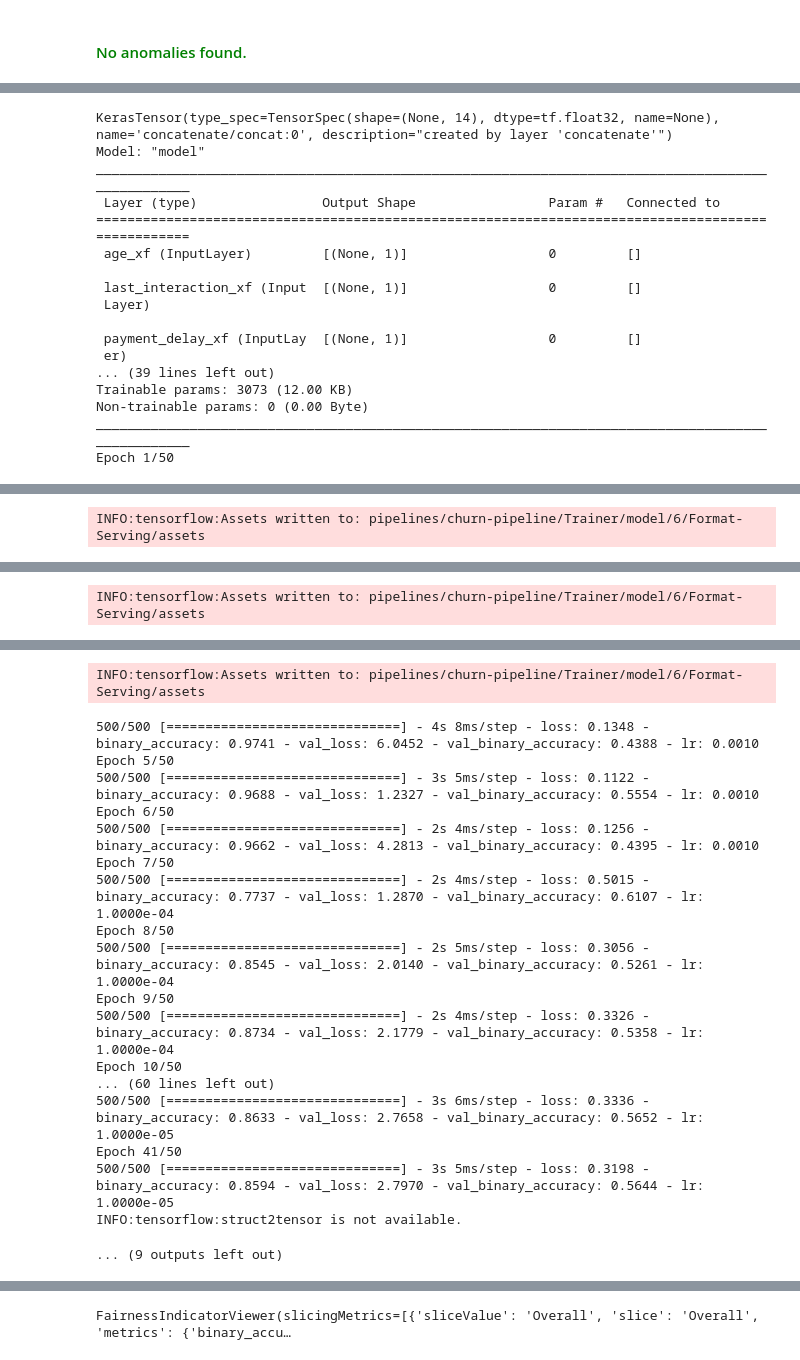
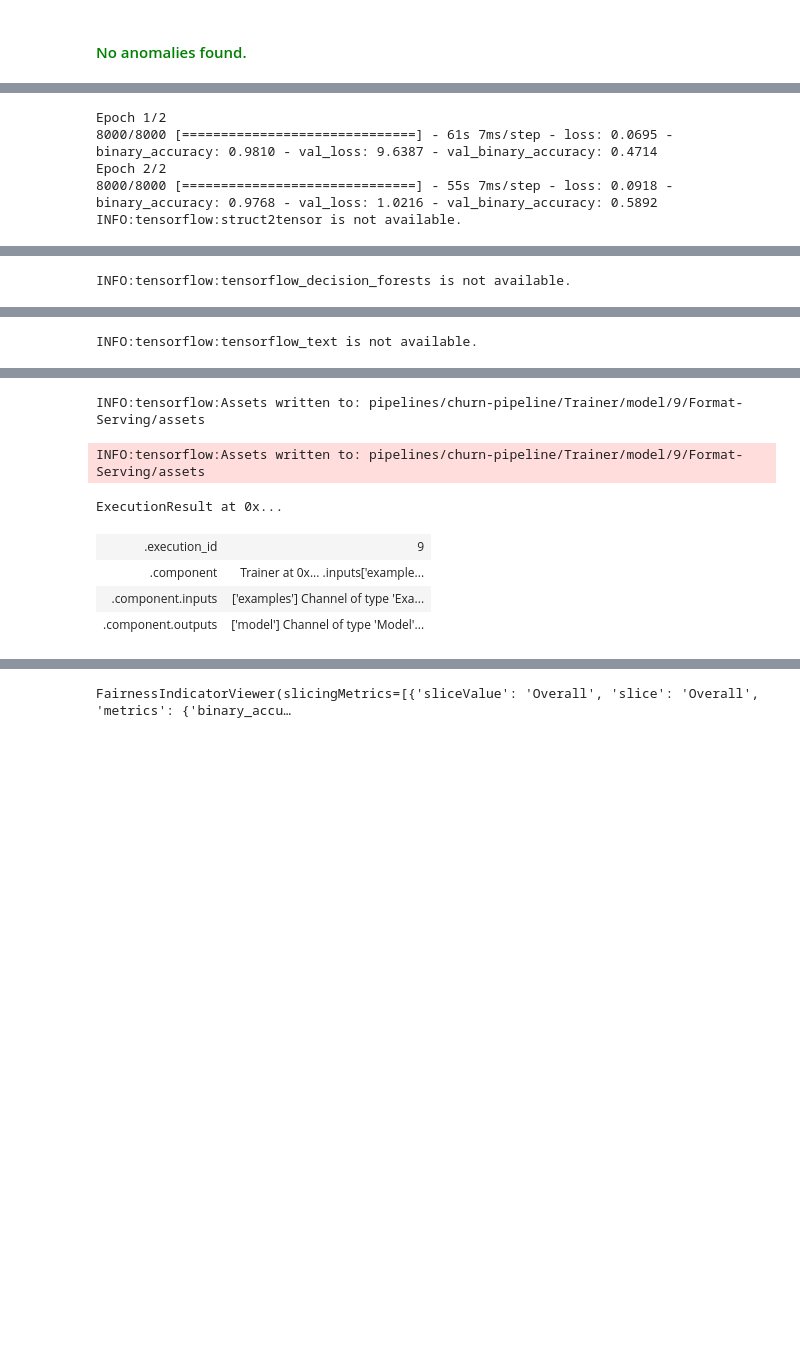
Before and after one commit to mausneg/Customer-Churn-Classification-ML-Pipeline, a Jupyter notebook: app.ipynb, the cells around one changed output, grey strips where cells are left out. Drawn from its saved outputs; the diff is of its cells as text; code cells hidden in the pictures; blank space fills up the shorter version.

```diff
--- a/app.ipynb
+++ b/app.ipynb
@@ -196,8 +233,9 @@ trainer = Trainer(
     examples=transform.outputs['transformed_examples'],
     transform_graph=transform.outputs['transform_graph'],
     schema=schema_gen.outputs['schema'],
-    train_args=trainer_pb2.TrainArgs(splits=['train'], num_steps=500),
-    eval_args=trainer_pb2.EvalArgs(splits=['eval'], num_steps=300)
+    hyperparameters=tuner.outputs['best_hyperparameters'],
+    train_args=trainer_pb2.TrainArgs(splits=['train'], num_steps=8000),
+    eval_args=trainer_pb2.EvalArgs(splits=['eval'], num_steps=6000)
 )
 
 context.run(trainer)
@@ -245,17 +268,5 @@ Use `tf.data.Dataset.map(tf.io.parse_example(...))` instead.
-KerasTensor(type_spec=TensorSpec(shape=(None, 14), dtype=tf.float32, name=None), name='concatenate/concat:0', description="created by layer 'concatenate'")
-Model: "model"
-__________________________________________________________________________________________________
- Layer (type)                Output Shape                 Param #   Connected to
-==================================================================================================
- age_xf (InputLayer)         [(None, 1)]                  0         []
-
- last_interaction_xf (Input  [(None, 1)]                  0         []
- Layer)
-
- payment_delay_xf (InputLay  [(None, 1)]                  0         []
- er)
-... (39 lines left out)
-Trainable params: 3073 (12.00 KB)
-Non-trainable params: 0 (0.00 Byte)
-__________________________________________________________________________________________________
-Epoch 1/50
+Epoch 1/2
+8000/8000 [==============================] - 61s 7ms/step - loss: 0.0695 - binary_accuracy: 0.9810 - val_loss: 9.6387 - val_binary_accuracy: 0.4714
+Epoch 2/2
+8000/8000 [==============================] - 55s 7ms/step - loss: 0.0918 - binary_accuracy: 0.9768 - val_loss: 1.0216 - val_binary_accuracy: 0.5892
+INFO:tensorflow:struct2tensor is not available.
@@ -268 +274 @@ Epoch 1/50
-INFO:tensorflow:Assets written to: pipelines/churn-pipeline/Trainer/model/6/Format-Serving/assets
+INFO:tensorflow:tensorflow_decision_forests is not available.
@@ -271 +276 @@ Epoch 2/50
-INFO:tensorflow:Assets written to: pipelines/churn-pipeline/Trainer/model/6/Format-Serving/assets
+INFO:tensorflow:tensorflow_text is not available.
@@ -276,22 +278,10 @@ Epoch 4/50
-INFO:tensorflow:Assets written to: pipelines/churn-pipeline/Trainer/model/6/Format-Serving/assets
+INFO:tensorflow:Assets written to: pipelines/churn-pipeline/Trainer/model/9/Format-Serving/assets
-500/500 [==============================] - 4s 8ms/step - loss: 0.1348 - binary_accuracy: 0.9741 - val_loss: 6.0452 - val_binary_accuracy: 0.4388 - lr: 0.0010
-Epoch 5/50
-500/500 [==============================] - 3s 5ms/step - loss: 0.1122 - binary_accuracy: 0.9688 - val_loss: 1.2327 - val_binary_accuracy: 0.5554 - lr: 0.0010
-Epoch 6/50
-500/500 [==============================] - 2s 4ms/step - loss: 0.1256 - binary_accuracy: 0.9662 - val_loss: 4.2813 - val_binary_accuracy: 0.4395 - lr: 0.0010
-Epoch 7/50
-500/500 [==============================] - 2s 4ms/step - loss: 0.5015 - binary_accuracy: 0.7737 - val_loss: 1.2870 - val_binary_accuracy: 0.6107 - lr: 1.0000e-04
-Epoch 8/50
-500/500 [==============================] - 2s 5ms/step - loss: 0.3056 - binary_accuracy: 0.8545 - val_loss: 2.0140 - val_binary_accuracy: 0.5261 - lr: 1.0000e-04
-Epoch 9/50
-500/500 [==============================] - 2s 4ms/step - loss: 0.3326 - binary_accuracy: 0.8734 - val_loss: 2.1779 - val_binary_accuracy: 0.5358 - lr: 1.0000e-04
-Epoch 10/50
-... (60 lines left out)
-500/500 [==============================] - 3s 6ms/step - loss: 0.3336 - binary_accuracy: 0.8633 - val_loss: 2.7658 - val_binary_accuracy: 0.5652 - lr: 1.0000e-05
-Epoch 41/50
-500/500 [==============================] - 3s 5ms/step - loss: 0.3198 - binary_accuracy: 0.8594 - val_loss: 2.7970 - val_binary_accuracy: 0.5644 - lr: 1.0000e-05
-INFO:tensorflow:struct2tensor is not available.
+INFO:tensorflow:Assets written to: pipelines/churn-pipeline/Trainer/model/9/Format-Serving/assets
-... (9 outputs left out)
+ExecutionResult at 0x...
+| .execution_id | 9 |
+| .component | Trainer at 0x... .inputs['example... |
+| .component.inputs | ['examples'] Channel of type 'Exa... |
+| .component.outputs | ['model'] Channel of type 'Model'... |
 # %%
 model_resolver = Resolver(
     strategy_class= LatestBlessedModelStrategy,
```
Also changed, not shown: parts of 12 cells of this notebook, 2 other files.
